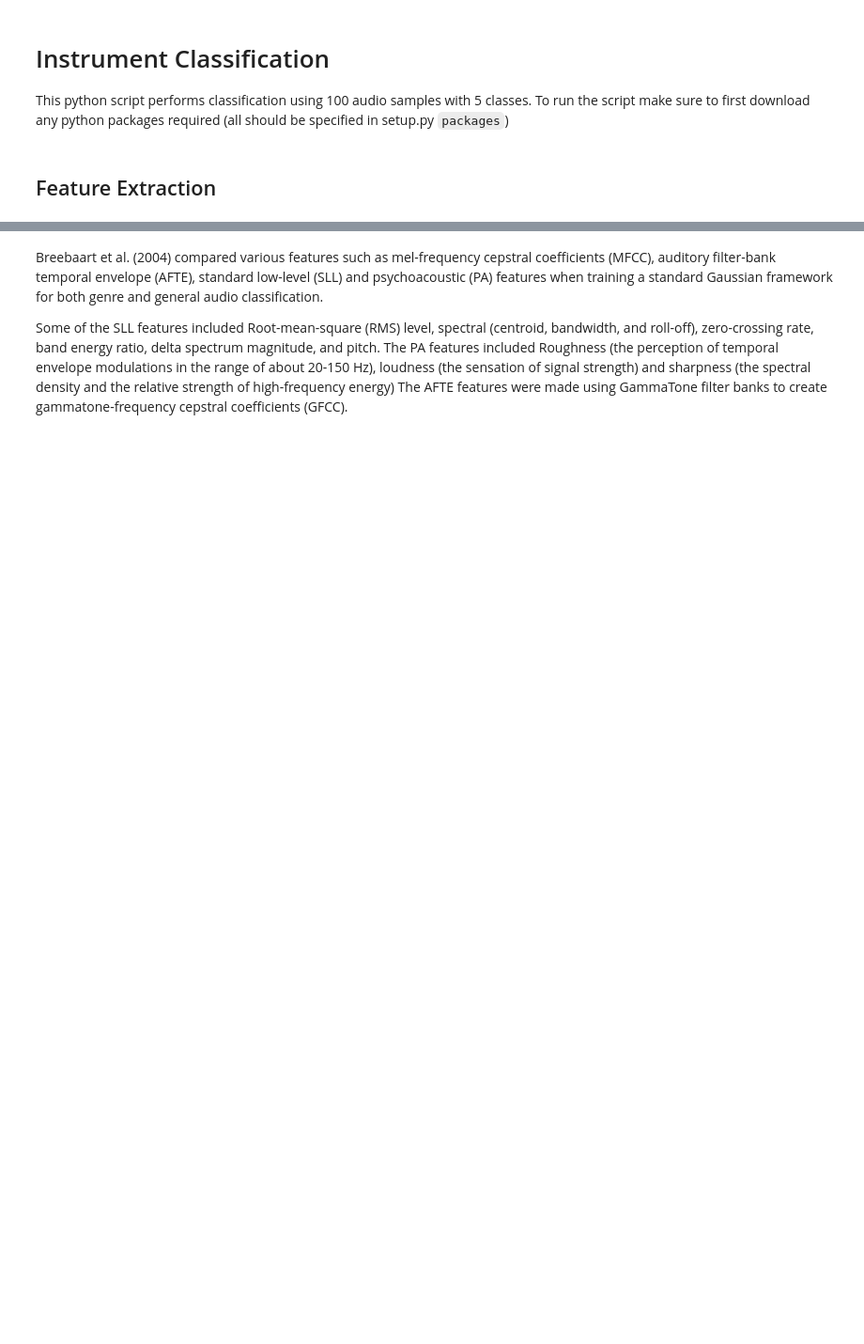
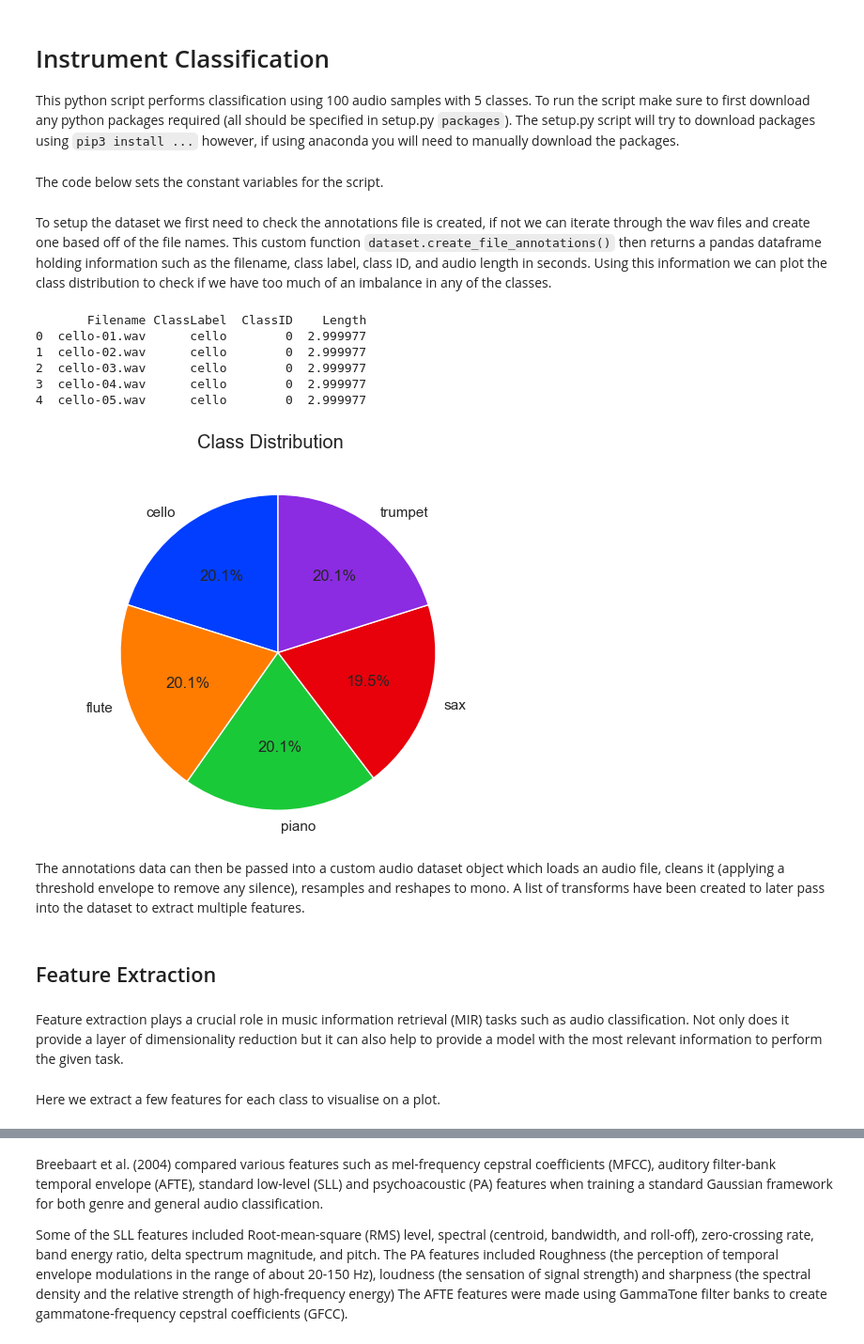
Before and after one commit to harveyf2801/MIR-Instrument-Classification, a Jupyter notebook: main.ipynb, the cells around one changed output, grey strips where cells are left out. Shown: that part at 94% size. Saved outputs shown, nothing was run; the diff lists cells and outputs as text; code cells hidden in the pictures; blank space fills up the shorter version.

Commit message:
nearly finished script

```diff
--- a/main.ipynb
+++ b/main.ipynb
@@ -1,4 +1,4 @@
 # %% [markdown]
 # Instrument Classification
 This python script performs classification using 100 audio samples with 5 classes.
-To run the script make sure to first download any python packages required (all should be specified in setup.py `packages`)
+To run the script make sure to first download any python packages required (all should be specified in setup.py `packages`). The setup.py script will try to download packages using `pip3 install ...` however, if using anaconda you will need to manually download the packages.
@@ -4,0 +53,50 @@ To run the script make sure to first download any python packages required (all
+# %% [markdown]
+The code below sets the constant variables for the script.
+# %%
+# %% Setting global constants
+# The directory paths for the audio files and annotations
+PWD = os.getcwd()
+AUDIO_FILES = Path(PWD, 'wavfiles')
+ANNOTATIONS = Path(PWD, 'annotations.csv')
+
+# Setting audio and model constants
+SAMPLE_RATE = 22050
+NUM_SAMPLES = 2*SAMPLE_RATE # two seconds of audio
+
+WIN_LENGTH = 2**11
+HOP_LENGTH = 2**10
+NCEPS = 13 # 64?
+NFILTS = 26
+
+BATCH_SIZE = 32
+K_FOLDS = 5
+K_NEIGHBORS = 10
+# %% [markdown]
+To setup the dataset we first need to check the annotations file is created, if not we can iterate through the wav files and create one based off of the file names. This custom function `dataset.create_file_annotations()` then returns a pandas dataframe holding information such as the filename, class label, class ID, and audio length in seconds. Using this information we can plot the class distribution to check if we have too much of an imbalance in any of the classes.
+# %%
+# %% Create annotations file if not already created for the dataset
+# or load in the annotations csv file
+if not os.path.exists(ANNOTATIONS):
+    # Getting the dataframe for the file annotations
+    annotations = dataset.create_file_annotations(AUDIO_FILES)
+    # Save the dataframe to a CSV file
+    annotations.to_csv(path_or_buf=ANNOTATIONS, sep=',', encoding='utf-8', index=False)
+    print("Creating annotations .csv file")
+else:
+    annotations = pd.read_csv(ANNOTATIONS)
+
+# Showing the head of the dataframe
+print(annotations.head())
+
+# Plotting the class distribution for the dataset
+plotting.plot_class_distribution(annotations)
+# %% [output]
+       Filename ClassLabel  ClassID    Length
+0  cello-01.wav      cello        0  2.999977
+1  cello-02.wav      cello        0  2.999977
+2  cello-03.wav      cello        0  2.999977
+3  cello-04.wav      cello        0  2.999977
+4  cello-05.wav      cello        0  2.999977
+[figure, added]
+# %% [markdown]
+The annotations data can then be passed into a custom audio dataset object which loads an audio file, cleans it (applying a threshold envelope to remove any silence), resamples and reshapes to mono. A list of transforms have been created to later pass into the dataset to extract multiple features.
@@ -5,2 +120,6 @@ To run the script make sure to first download any python packages required (all
 # %% [markdown]
 ## Feature Extraction
+# %% [markdown]
+Feature extraction plays a crucial role in music information retrieval (MIR) tasks such as audio classification. Not only does it provide a layer of dimensionality reduction but it can also help to provide a model with the most relevant information to perform the given task.
+# %% [markdown]
+Here we extract a few features for each class to visualise on a plot.
```
Also changed, not shown: parts of 38 cells of this notebook, 5 other files.
